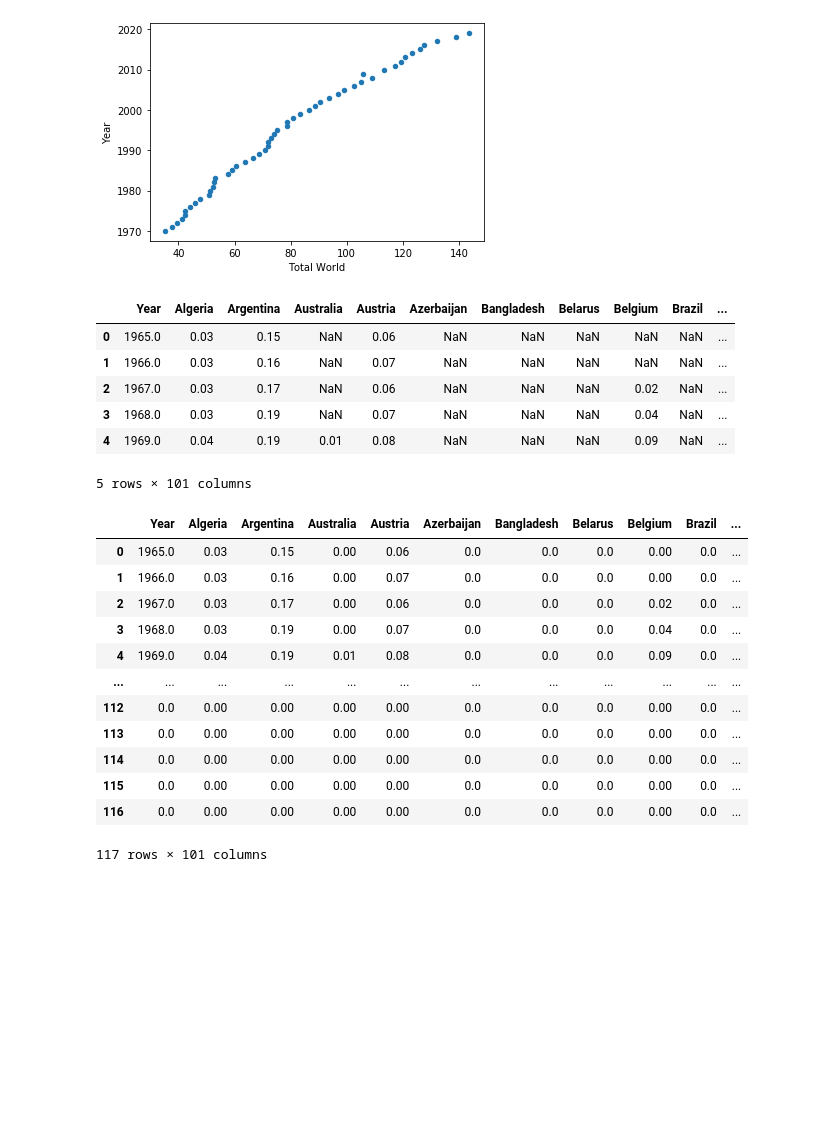
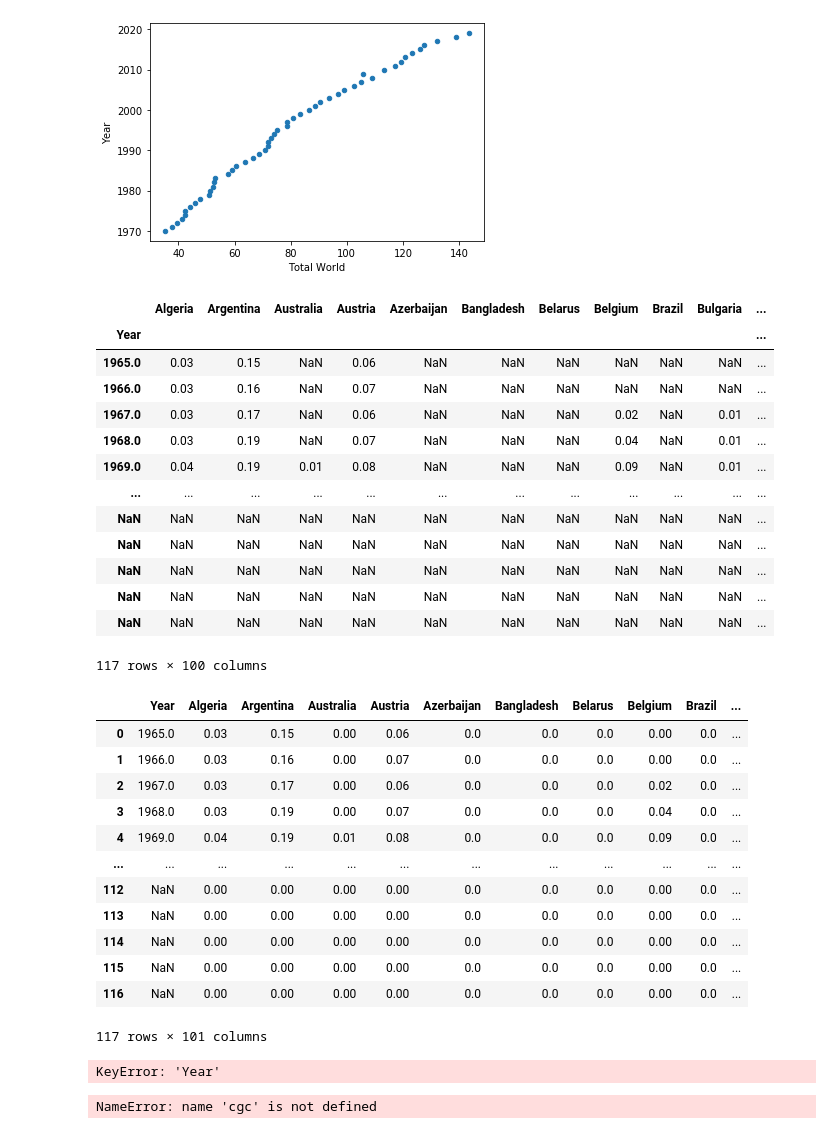
Before and after one commit to minerva-b/Final_Team_Project, a Jupyter notebook: minerva/MachineLearning_Gas_1970-2019.ipynb, the cells around one changed output. Saved outputs shown, nothing was run; the diff lists cells and outputs as text; code cells hidden in the pictures; blank space fills up the shorter version.

```diff
--- a/minerva/MachineLearning_Gas_1970-2019.ipynb
+++ b/minerva/MachineLearning_Gas_1970-2019.ipynb
@@ -59,19 +59,26 @@ gas_prod.plot(kind ="scatter", x= "Total World", y = "Year")
 [figure]
 # %%
 # Read the csv file into a pandas DataFrame
-gas_csmp = pd.read_csv('../data/clean_data/Gas Consumption - EJ-YearFixed-Python.csv')
-gas_csmp.head()
+gas_csmp = pd.read_csv('../data/clean_data/Gas Consumption - EJ-YearFixed-Python.csv', index_col=0)
+gas_csmp
 # %% [output]
-|  | Year | Algeria | Argentina | Australia | Austria | Azerbaijan | Bangladesh | Belarus | Belgium | Brazil | ... |
-| 0 | 1965.0 | 0.03 | 0.15 | NaN | 0.06 | NaN | NaN | NaN | NaN | NaN | ... |
-| 1 | 1966.0 | 0.03 | 0.16 | NaN | 0.07 | NaN | NaN | NaN | NaN | NaN | ... |
-| 2 | 1967.0 | 0.03 | 0.17 | NaN | 0.06 | NaN | NaN | NaN | 0.02 | NaN | ... |
-| 3 | 1968.0 | 0.03 | 0.19 | NaN | 0.07 | NaN | NaN | NaN | 0.04 | NaN | ... |
-| 4 | 1969.0 | 0.04 | 0.19 | 0.01 | 0.08 | NaN | NaN | NaN | 0.09 | NaN | ... |
+|  | Algeria | Argentina | Australia | Austria | Azerbaijan | Bangladesh | Belarus | Belgium | Brazil | Bulgaria | ... |
+| Year |  |  |  |  |  |  |  |  |  |  | ... |
+| 1965.0 | 0.03 | 0.15 | NaN | 0.06 | NaN | NaN | NaN | NaN | NaN | NaN | ... |
+| 1966.0 | 0.03 | 0.16 | NaN | 0.07 | NaN | NaN | NaN | NaN | NaN | NaN | ... |
+| 1967.0 | 0.03 | 0.17 | NaN | 0.06 | NaN | NaN | NaN | 0.02 | NaN | 0.01 | ... |
+| 1968.0 | 0.03 | 0.19 | NaN | 0.07 | NaN | NaN | NaN | 0.04 | NaN | 0.01 | ... |
+| 1969.0 | 0.04 | 0.19 | 0.01 | 0.08 | NaN | NaN | NaN | 0.09 | NaN | 0.01 | ... |
+| ... | ... | ... | ... | ... | ... | ... | ... | ... | ... | ... | ... |
+| NaN | NaN | NaN | NaN | NaN | NaN | NaN | NaN | NaN | NaN | NaN | ... |
+| NaN | NaN | NaN | NaN | NaN | NaN | NaN | NaN | NaN | NaN | NaN | ... |
+| NaN | NaN | NaN | NaN | NaN | NaN | NaN | NaN | NaN | NaN | NaN | ... |
+| NaN | NaN | NaN | NaN | NaN | NaN | NaN | NaN | NaN | NaN | NaN | ... |
+| NaN | NaN | NaN | NaN | NaN | NaN | NaN | NaN | NaN | NaN | NaN | ... |
-5 rows × 101 columns
+117 rows × 100 columns
 # %%
 clean_gas_csmp = gas_csmp.replace(np.nan,0)
-clean_gas_csmp
+clean_gas_csmp.reset_index()
 # %% [output]
 |  | Year | Algeria | Argentina | Australia | Austria | Azerbaijan | Bangladesh | Belarus | Belgium | Brazil | ... |
 | 0 | 1965.0 | 0.03 | 0.15 | 0.00 | 0.06 | 0.0 | 0.0 | 0.0 | 0.00 | 0.0 | ... |
@@ -80,9 +87,19 @@ clean_gas_csmp
 | 3 | 1968.0 | 0.03 | 0.19 | 0.00 | 0.07 | 0.0 | 0.0 | 0.0 | 0.04 | 0.0 | ... |
 | 4 | 1969.0 | 0.04 | 0.19 | 0.01 | 0.08 | 0.0 | 0.0 | 0.0 | 0.09 | 0.0 | ... |
 | ... | ... | ... | ... | ... | ... | ... | ... | ... | ... | ... | ... |
-| 112 | 0.0 | 0.00 | 0.00 | 0.00 | 0.00 | 0.0 | 0.0 | 0.0 | 0.00 | 0.0 | ... |
-| 113 | 0.0 | 0.00 | 0.00 | 0.00 | 0.00 | 0.0 | 0.0 | 0.0 | 0.00 | 0.0 | ... |
-| 114 | 0.0 | 0.00 | 0.00 | 0.00 | 0.00 | 0.0 | 0.0 | 0.0 | 0.00 | 0.0 | ... |
-| 115 | 0.0 | 0.00 | 0.00 | 0.00 | 0.00 | 0.0 | 0.0 | 0.0 | 0.00 | 0.0 | ... |
-| 116 | 0.0 | 0.00 | 0.00 | 0.00 | 0.00 | 0.0 | 0.0 | 0.0 | 0.00 | 0.0 | ... |
+| 112 | NaN | 0.00 | 0.00 | 0.00 | 0.00 | 0.0 | 0.0 | 0.0 | 0.00 | 0.0 | ... |
+| 113 | NaN | 0.00 | 0.00 | 0.00 | 0.00 | 0.0 | 0.0 | 0.0 | 0.00 | 0.0 | ... |
+| 114 | NaN | 0.00 | 0.00 | 0.00 | 0.00 | 0.0 | 0.0 | 0.0 | 0.00 | 0.0 | ... |
+| 115 | NaN | 0.00 | 0.00 | 0.00 | 0.00 | 0.0 | 0.0 | 0.0 | 0.00 | 0.0 | ... |
+| 116 | NaN | 0.00 | 0.00 | 0.00 | 0.00 | 0.0 | 0.0 | 0.0 | 0.00 | 0.0 | ... |
 117 rows × 101 columns
+# %%
+cgc = clean_gas_csmp[(clean_gas_csmp["Year"] >= 1970.0)]
+cgc
+# %% [output]
+KeyError: 'Year'
+# %%
+cgc.Year = pd.Series(cgc.Year, dtype=int)
+print(cgc)
+# %% [output]
+NameError: name 'cgc' is not defined
```
Also changed, not shown: parts of 2 cells of this notebook.
